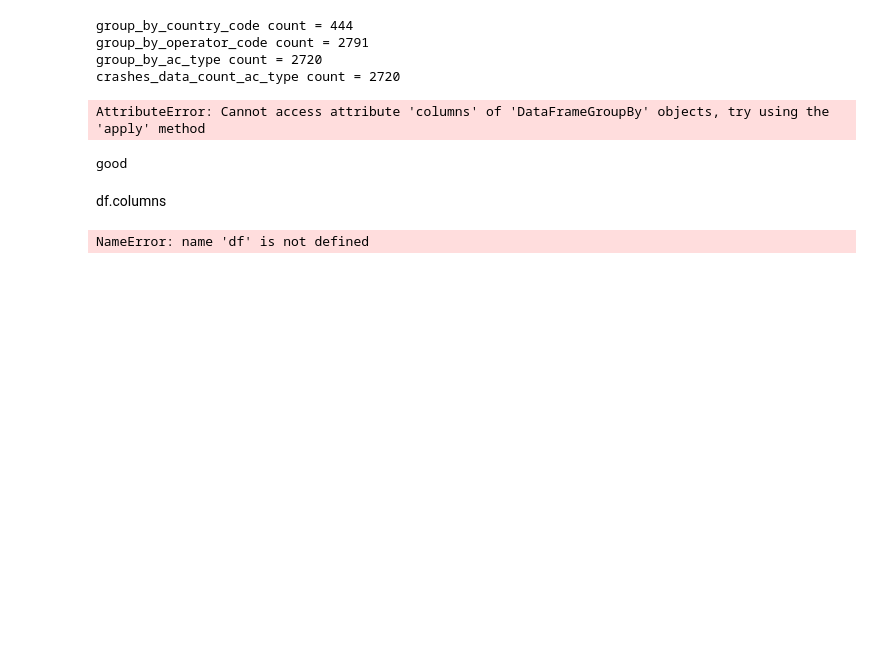
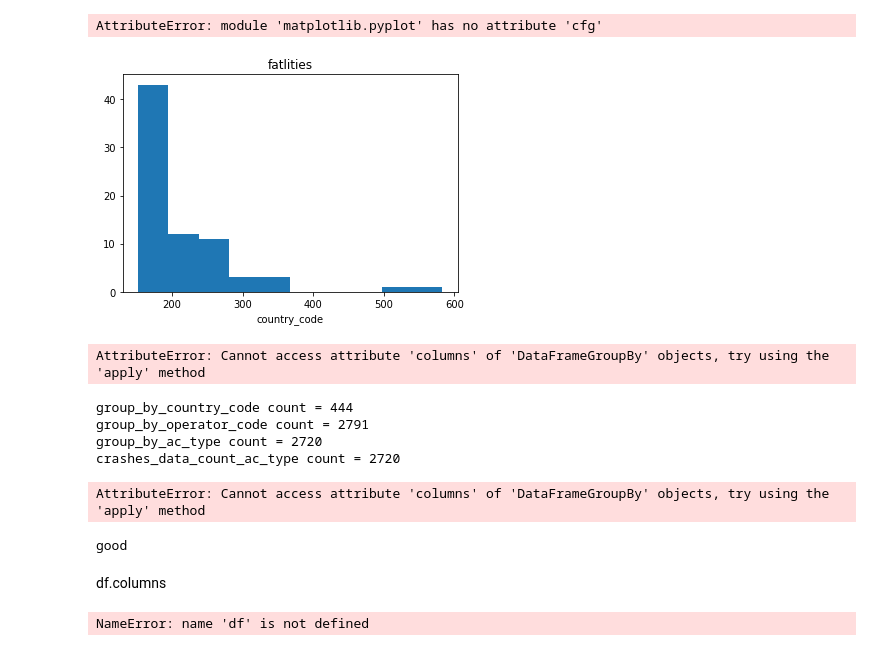
Before and after one commit to loupendley/Thinkful, a Jupyter notebook: Datafiles/Unit2Lesson2Project4.ipynb, the cells around one changed output. Cells and saved outputs as stored; diff of their text form; code cells hidden in the pictures; blank space fills up the shorter version.

```diff
--- a/Datafiles/Unit2Lesson2Project4.ipynb
+++ b/Datafiles/Unit2Lesson2Project4.ipynb
@@ -239,0 +228,4 @@ Index(['country_code', 'operator_code', 'ac_type', 'aboard_count',
+# %%
+# crashes_df.fatal_count.sort_values(['fatal_count']. inplace=True)
+crashes2 = crashes_df.sort_values('country_code',ascending=True)
+crashes2[['country_code', 'fatal_count']]
@@ -240,15 +251,28 @@ Index(['country_code', 'operator_code', 'ac_type', 'aboard_count',
+# %%
+plt.hist(crashes2['fatal_count'])
+plt.title("fatlities")
+plt.xlabel("stuff")
+plt.xlabel("country_code")
+fig = plt.cfg()
+# %% [output]
+AttributeError: module 'matplotlib.pyplot' has no attribute 'cfg'
+[figure, added]
 # %%
 # group_by_country_code = crashes_df[['country_code','aboard_count','fatal_count','ground']].groupby(['country_code'])
-group_by_country_code  = crashes_df.groupby(by=['country_code'])
-group_by_operator_code = crashes_df.groupby(by=['operator_code'])
-group_by_country_code[['country_code','ground', 'aboard_count', 'fatal_count']].head(10)
+group_by_country_code  = crashes_df.groupby(['country_code'])
+group_by_operator_code = crashes_df.groupby(['operator_code'])
+# sample = group_by_country_code[['country_code','ground', 'aboard_count', 'fatal_count']].tail(2)
+# print(sample)
 # group_by_ac_type       = crashes_df.groupby(by=['ac_type'])
-crashes_data_avg_country  = group_by_country_code.mean()
+# group_by_country_code.columns
+# crashes_data_avg_country  = group_by_country_code.mean() # checking this one
 # crashes_data_avg_operator  = group_by_operator_code.mean()
 # crashes_data_avg_ac_type  = group_by_ac_type.mean()
 # crashes_data_count_country  = group_by_country_code.count()
 # crashes_data_count_operator  = group_by_operator_code.count()
 # crashes_data_count_ac_type  = group_by_ac_type.count()
+# %% [output]
+AttributeError: Cannot access attribute 'columns' of 'DataFrameGroupBy' objects, try using the 'apply' method
 # %%
 print("group_by_country_code count = {}".format(len(group_by_country_code)))
 print("group_by_operator_code count = {}".format(len(group_by_operator_code)))
```
Also changed, not shown: parts of 8 cells of this notebook.
